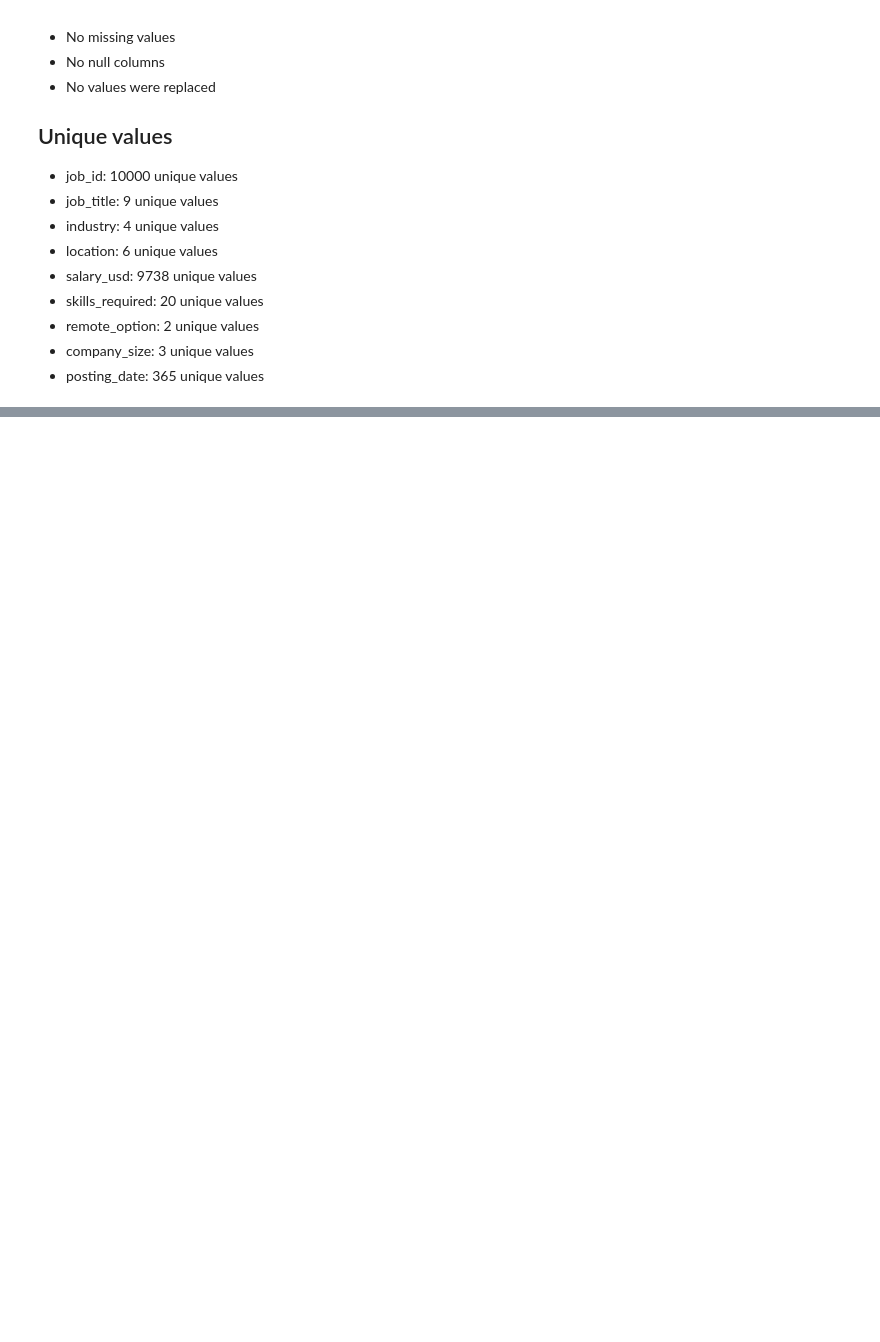
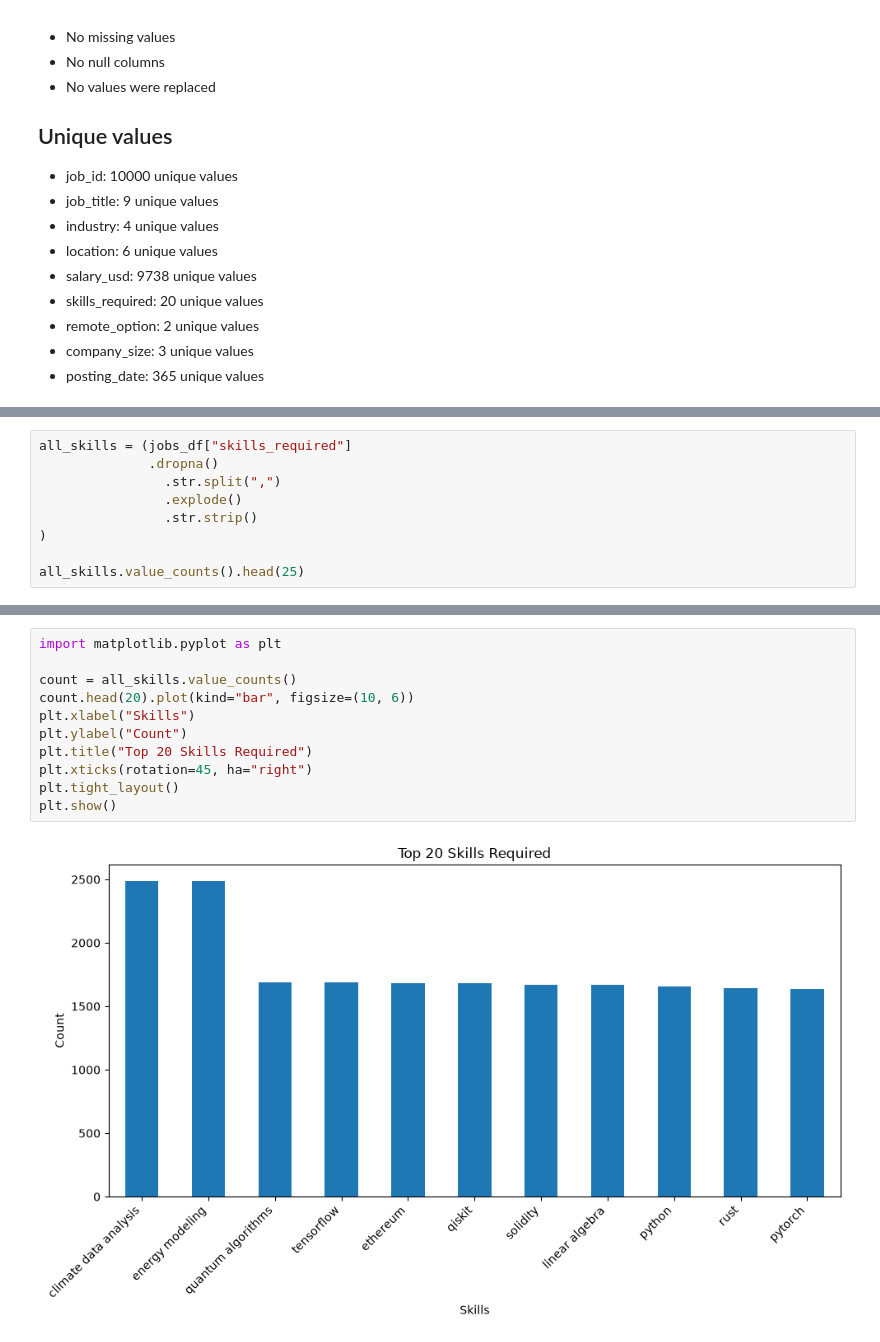
Before and after one commit to mohak201/AI-Workflow-Intelligence-, a Jupyter notebook: notebooks/stage2_eda.ipynb, the cells around one changed output, grey strips where cells are left out. Saved outputs shown, nothing was run; the diff lists cells and outputs as text; blank space fills up the shorter version.

```diff
--- a/notebooks/stage2_eda.ipynb
+++ b/notebooks/stage2_eda.ipynb
@@ -176,0 +213,9 @@ posting_date: 365 unique values
+# %%
+all_skills = (jobs_df["skills_required"]
+              .dropna()
+                .str.split(",")
+                .explode()
+                .str.strip()
+)
+
+all_skills.value_counts().head(25)
@@ -176,0 +236,13 @@ posting_date: 365 unique values
+# %%
+import matplotlib.pyplot as plt
+
+count = all_skills.value_counts()
+count.head(20).plot(kind="bar", figsize=(10, 6))
+plt.xlabel("Skills")
+plt.ylabel("Count")
+plt.title("Top 20 Skills Required")
+plt.xticks(rotation=45, ha="right")
+plt.tight_layout()
+plt.show()
+# %% [output]
+[figure, added]
```
Also changed, not shown: parts of 8 cells of this notebook, 3 other files.
